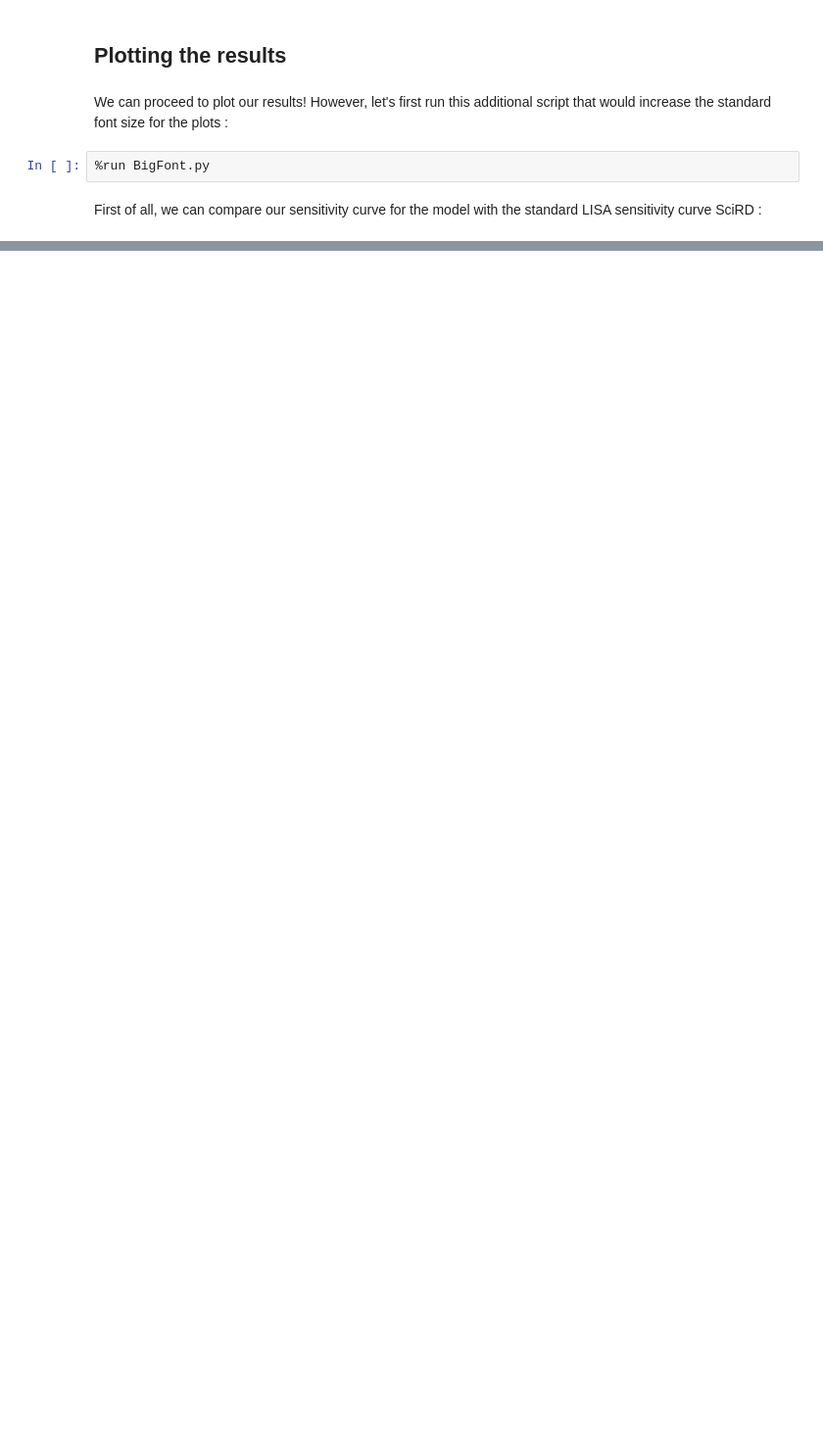
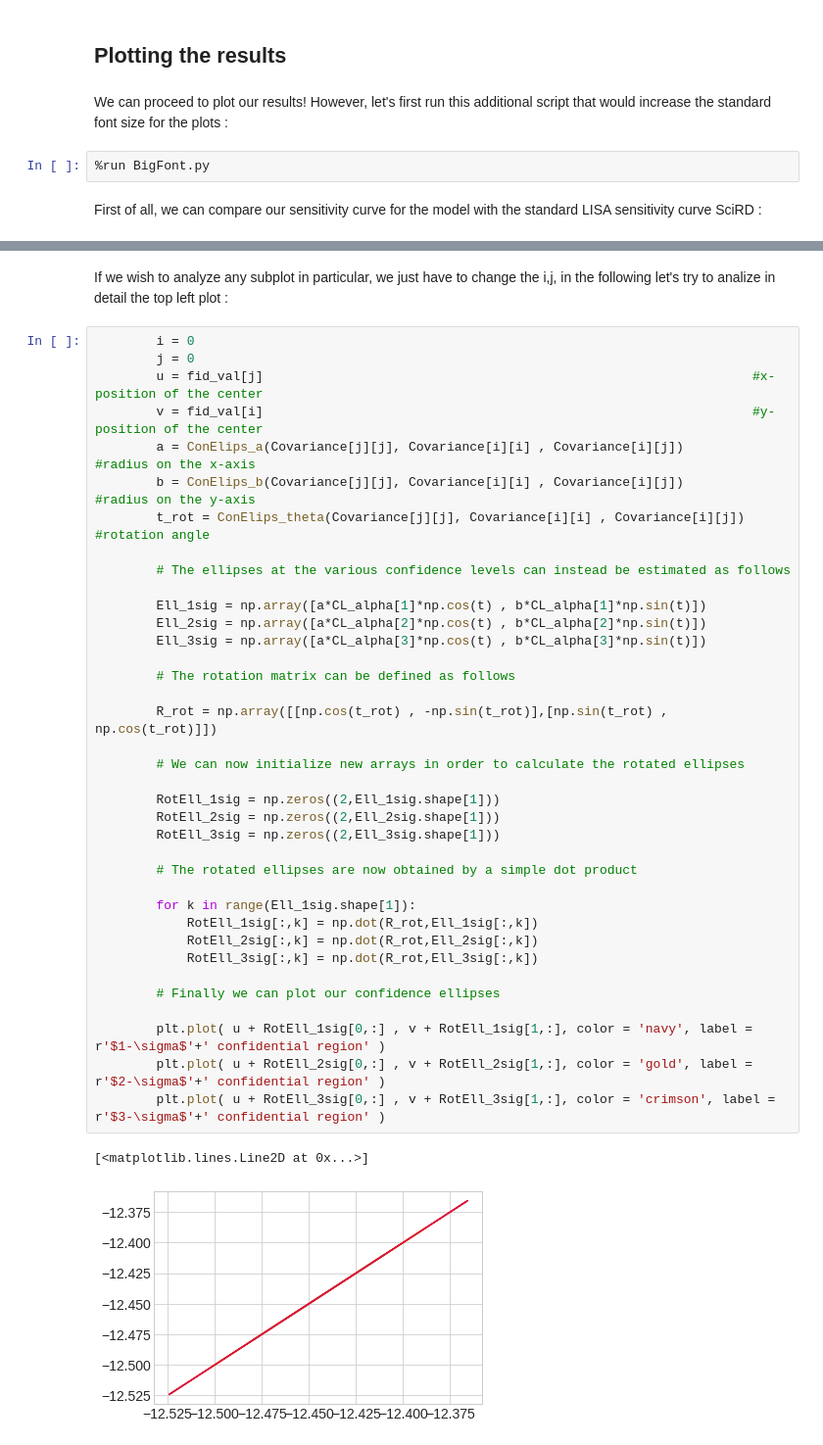
Before and after one commit to KuZa91/PBH_subpopulations_effects_analysis, a Jupyter notebook: FisherMatrixSGWB.ipynb, the cells around one changed output, grey strips where cells are left out. Shown at 98% size. Cells and saved outputs as stored; diff of their text form; blank space fills up the shorter version.

```diff
--- a/FisherMatrixSGWB.ipynb
+++ b/FisherMatrixSGWB.ipynb
@@ -372,0 +499,42 @@ plt.savefig('Sensitivity_curves.png',dpi=500)
+# %% [markdown]
+If we wish to analyze any subplot in particular, we just have to change the i,j, in the following let's try to analize in detail the top left plot :
+# %%
+        i = 0
+        j = 0
+        u = fid_val[j]                                                                #x-position of the center
+        v = fid_val[i]                                                                #y-position of the center
+        a = ConElips_a(Covariance[j][j], Covariance[i][i] , Covariance[i][j])         #radius on the x-axis
+        b = ConElips_b(Covariance[j][j], Covariance[i][i] , Covariance[i][j])         #radius on the y-axis
+        t_rot = ConElips_theta(Covariance[j][j], Covariance[i][i] , Covariance[i][j]) #rotation angle
+
+        # The ellipses at the various confidence levels can instead be estimated as follows
+
+        Ell_1sig = np.array([a*CL_alpha[1]*np.cos(t) , b*CL_alpha[1]*np.sin(t)])
+        Ell_2sig = np.array([a*CL_alpha[2]*np.cos(t) , b*CL_alpha[2]*np.sin(t)])
+        Ell_3sig = np.array([a*CL_alpha[3]*np.cos(t) , b*CL_alpha[3]*np.sin(t)])
+
+        # The rotation matrix can be defined as follows
+
+        R_rot = np.array([[np.cos(t_rot) , -np.sin(t_rot)],[np.sin(t_rot) , np.cos(t_rot)]])
+
+        # We can now initialize new arrays in order to calculate the rotated ellipses
+
+        RotEll_1sig = np.zeros((2,Ell_1sig.shape[1]))
+        RotEll_2sig = np.zeros((2,Ell_2sig.shape[1]))
+        RotEll_3sig = np.zeros((2,Ell_3sig.shape[1]))
+
+        # The rotated ellipses are now obtained by a simple dot product
+
+        for k in range(Ell_1sig.shape[1]):
+            RotEll_1sig[:,k] = np.dot(R_rot,Ell_1sig[:,k])
+            RotEll_2sig[:,k] = np.dot(R_rot,Ell_2sig[:,k])
+            RotEll_3sig[:,k] = np.dot(R_rot,Ell_3sig[:,k])
+
+        # Finally we can plot our confidence ellipses
+
+        plt.plot( u + RotEll_1sig[0,:] , v + RotEll_1sig[1,:], color = 'navy', label = r'$1-\sigma$'+' confidential region' )
+        plt.plot( u + RotEll_2sig[0,:] , v + RotEll_2sig[1,:], color = 'gold', label = r'$2-\sigma$'+' confidential region' )
+        plt.plot( u + RotEll_3sig[0,:] , v + RotEll_3sig[1,:], color = 'crimson', label = r'$3-\sigma$'+' confidential region' )
+# %% [output]
+[<matplotlib.lines.Line2D at 0x...>]
+[figure, added]
```
Also changed, not shown: parts of 31 cells of this notebook, 2 other files.
